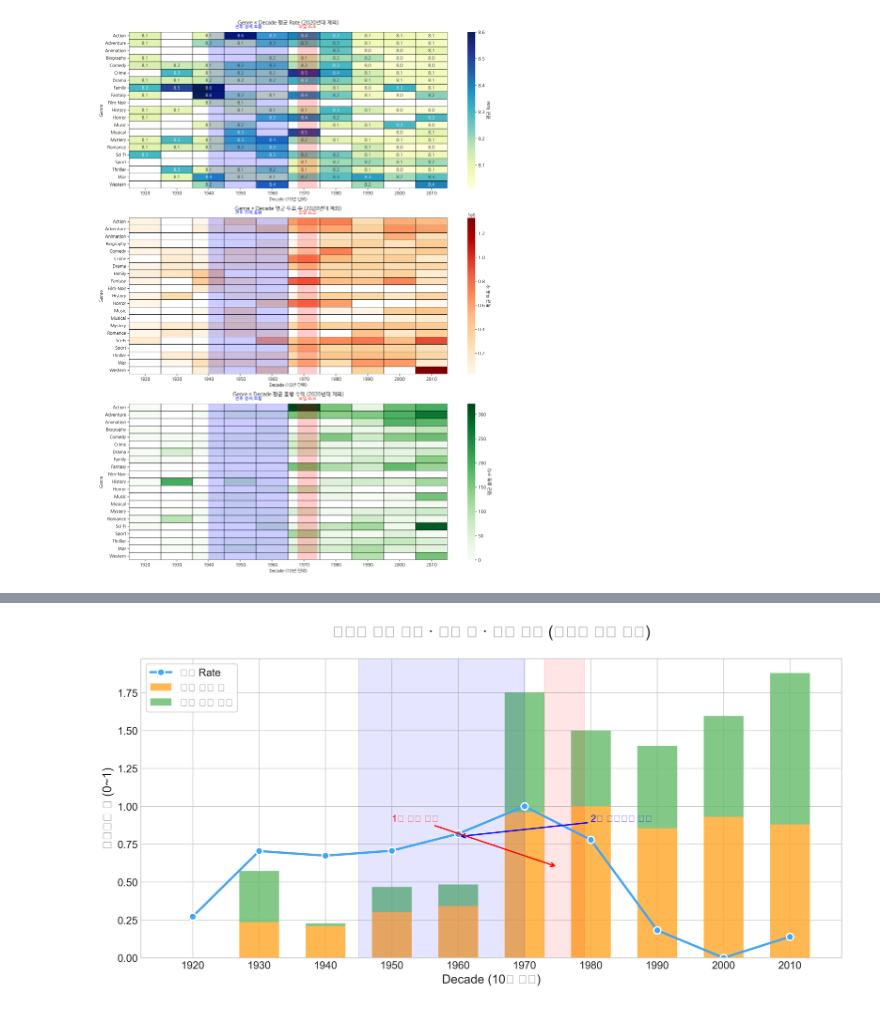
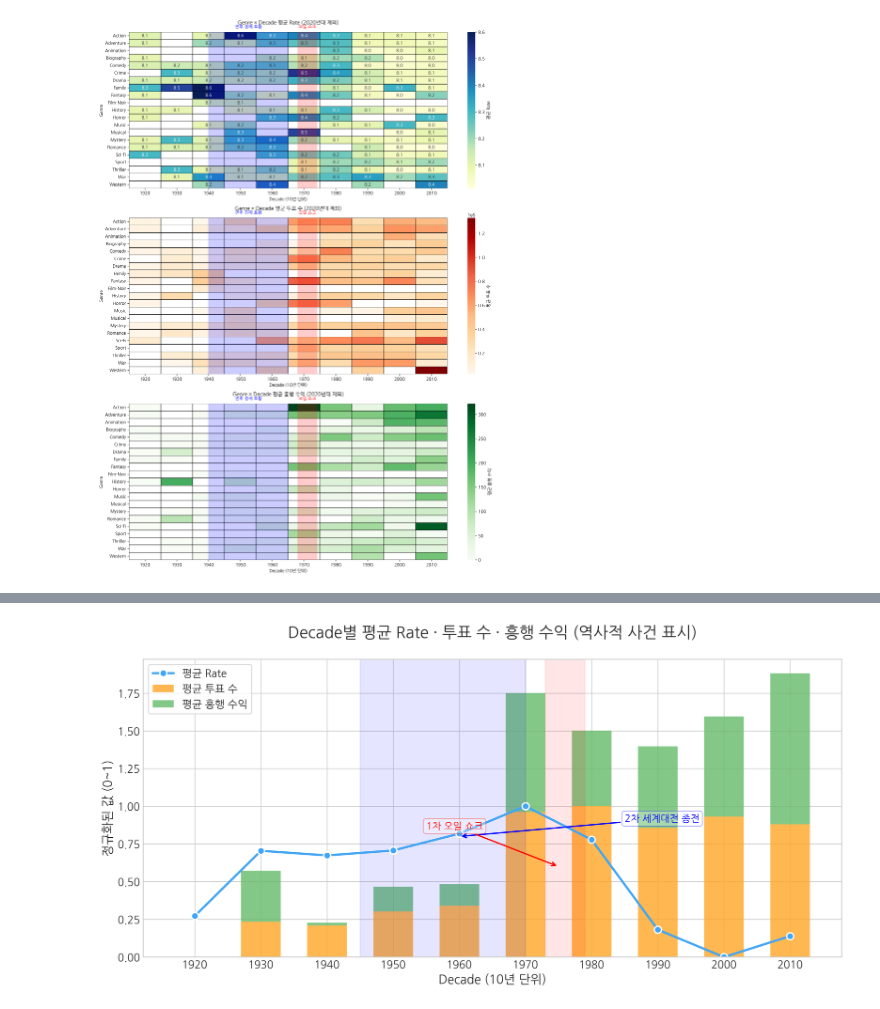
Before and after one commit to hobi2k/Supercoding_Project1_Team2, a Jupyter notebook: hobi2k/Semi_Final_Code.ipynb, the cells around one changed output, grey strips where cells are left out. Drawn from its saved outputs; the diff is of its cells as text; code cells hidden in the pictures.

```diff
--- a/hobi2k/Semi_Final_Code.ipynb
+++ b/hobi2k/Semi_Final_Code.ipynb
@@ -1147,57 +1147,54 @@ plt.show()
 
 import matplotlib.pyplot as plt
 import numpy as np
+import matplotlib as mpl
 
-# 설치된 나눔고딕 경로 탐색 후 등록
-nanum_dir = "C:/Windows/Fonts"
-for f in fm.findSystemFonts(fontpaths=[nanum_dir]):
-    fm.fontManager.addfont(f)
+# ✅ 한글 폰트 (환경에 맞게 조정)
+mpl.rcParams["font.family"] = "NanumGothic"   # 또는 실제 설치된 "NanumGothic"
+mpl.rcParams["axes.unicode_minus"] = False
 
-plt.rcParams["font.family"] = "NanumGothic"   # 또는 "NanumBarunGothic"
-mpl.rcParams["axes.unicode_minus"] = False    # 마이너스 기호 깨짐 방지
+plt.figure(figsize=(12,6), dpi=300)
 
-plt.style.use("seaborn-v0_8-whitegrid")  # 깔끔한 스타일 적용
+x = decade_avg["Decade"]
 
-plt.figure(figsize=(12, 6), dpi=300)
-
-# 막대그래프: Vote + Gross (stacked bar)
+# 막대그래프: 투표 수 & 흥행 수익 (그룹형)
 plt.bar(decade_avg["Decade"], decade_avg["Audience_norm"],
         width=6, color="#FFA726", alpha=0.8, label="평균 투표 수")
 plt.bar(decade_avg["Decade"], decade_avg["Gross_norm"],
         bottom=decade_avg["Audience_norm"], width=6, color="#66BB6A", alpha=0.8, label="평균 흥행 수익")
 
 # 선그래프: Rate (포인트 강조)
-plt.plot(decade_avg["Decade"], decade_avg["Rate_norm"],
-         marker="o", markersize=8, markeredgecolor="white",
-         markeredgewidth=1.5, color="#42A5F5", linewidth=2.5, label="평균 Rate")
+plt.plot(x, decade_avg["Rate_norm"],
+         marker="o", markersize=8, markeredgecolor="white", markeredgewidth=1.5,
+         color="#42A5F5", linewidth=2.5, label="평균 Rate")
 
 # 축 설정
-plt.xticks(np.arange(decade_avg["Decade"].min(), decade_avg["Decade"].max()+10, 10), fontsize=12)
+plt.xticks(np.arange(x.min(), x.max()+10, 10), fontsize=12)
 plt.yticks(fontsize=12)
 plt.xlabel("Decade (10년 단위)", fontsize=14)
 plt.ylabel("정규화된 값 (0~1)", fontsize=14)
-plt.title("시기별 평균 평점 · 투표 수 · 흥행 수익 (역사적 사건 표시)", fontsize=18, pad=25)
+plt.title("Decade별 평균 Rate · 투표 수 · 흥행 수익 (역사적 사건 표시)", fontsize=18, pad=25)
 
 # 역사적 사건 표시
 plt.axvspan(1945, 1970, color="blue", alpha=0.1)
 plt.annotate("2차 세계대전 종전",
              xy=(1960, 0.8), xycoords="data",
-             xytext=(1980, 0.9), textcoords="data",
+             xytext=(1985, 0.9), textcoords="data",
              arrowprops=dict(arrowstyle="->", color="blue", lw=1.5),
-             fontsize=11, color="blue")
+             fontsize=11, color="blue", bbox=dict(boxstyle="round,pad=0.3", fc="white", ec="blue", alpha=0.3))
 
 plt.axvspan(1973, 1979, color="red", alpha=0.1)
 plt.annotate("1차 오일 쇼크",
              xy=(1975, 0.6), xycoords="data",
-             xytext=(1950, 0.9), textcoords="data",
+             xytext=(1955, 0.85), textcoords="data",
              arrowprops=dict(arrowstyle="->", color="red", lw=1.5),
-             fontsize=11, color="red")
+             fontsize=11, color="red", bbox=dict(boxstyle="round,pad=0.3", fc="white", ec="red", alpha=0.3))
 
 # 범례
 plt.legend(fontsize=12, frameon=True, facecolor="white", loc="upper left")
 
 plt.tight_layout()
-plt.savefig("decade_trends_beautiful.png", dpi=300, bbox_inches="tight")
+plt.savefig("decade_trends_barline_beautiful.png", dpi=300, bbox_inches="tight")
 plt.show()
 # %% [output]
-[figure, old version]
+[figure, new version]
```
Also changed, not shown: parts of 2 cells of this notebook.
